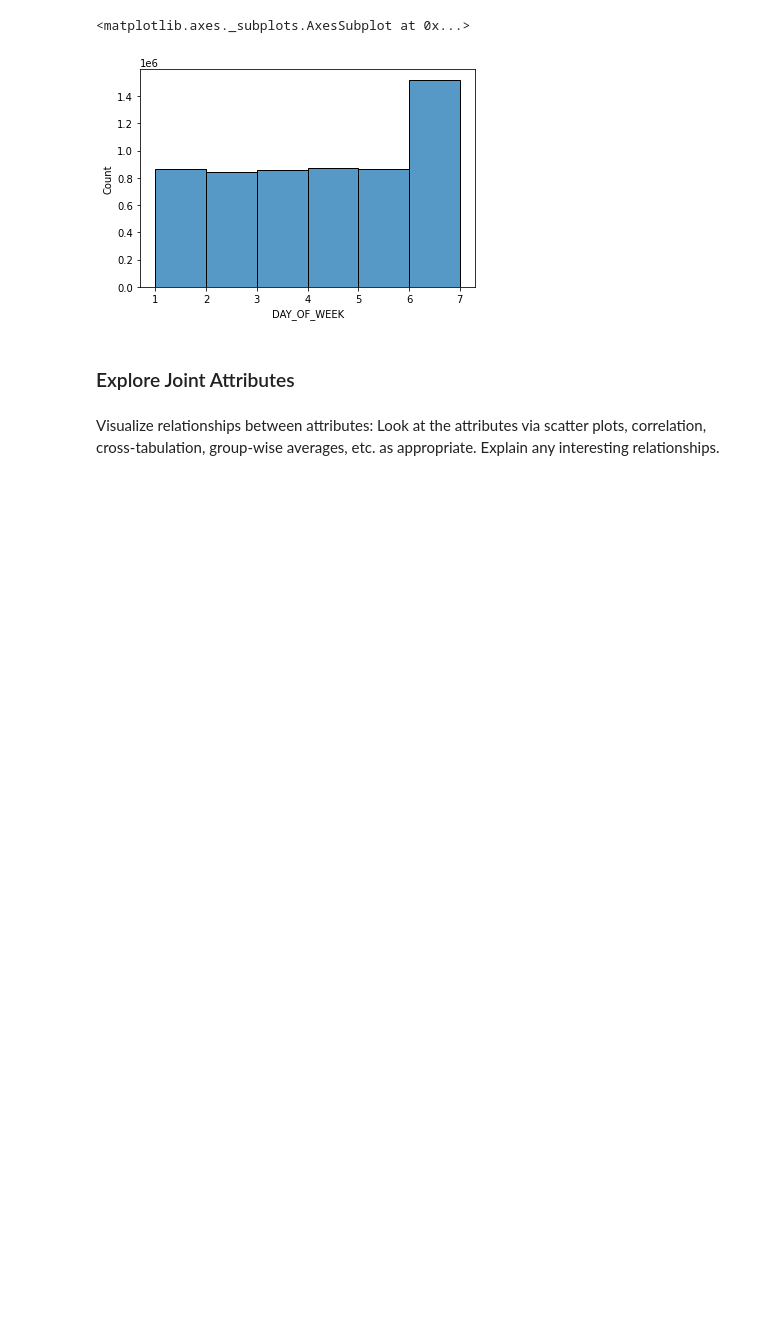
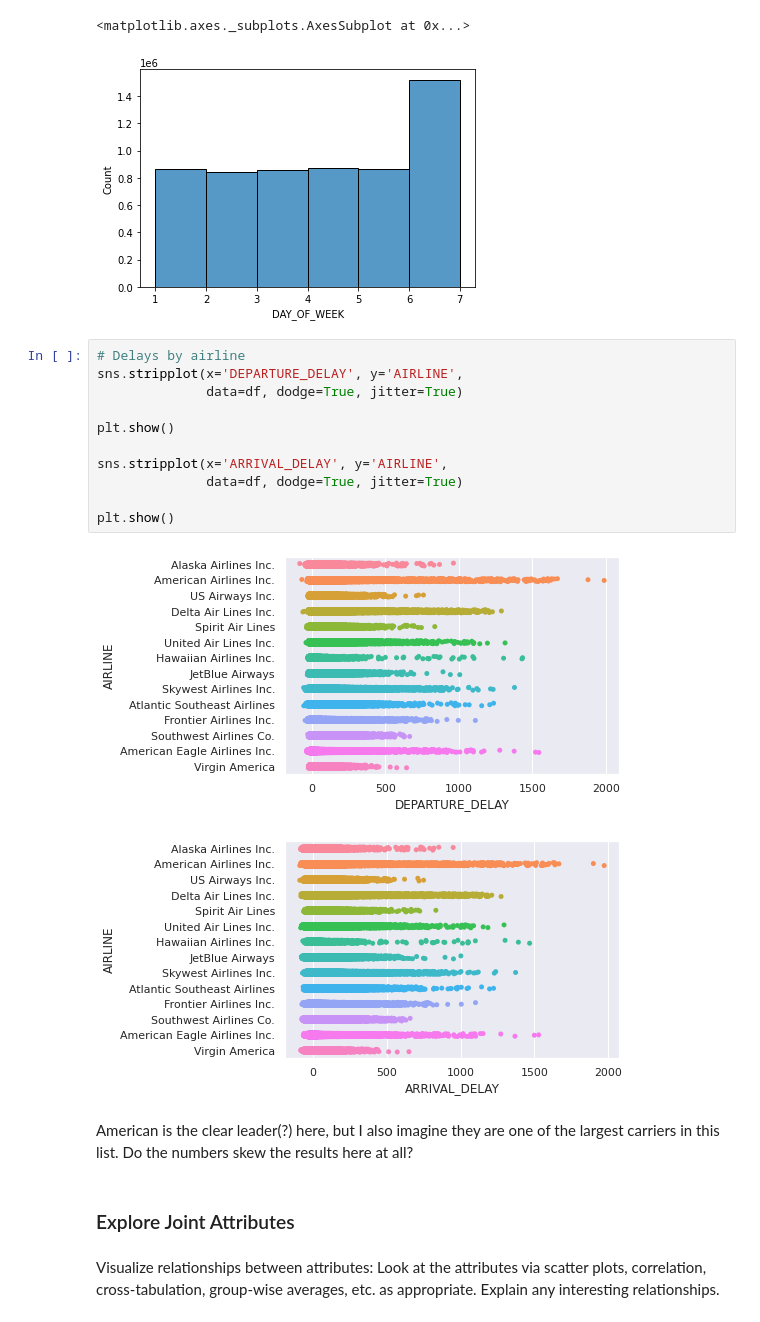
Before and after one commit to mattfarrow1/7331-machine-learning-1, a Jupyter notebook: Labs/Lab1_Group4.ipynb, the cells around one changed output. Drawn from its saved outputs; the diff is of its cells as text; blank space fills up the shorter version.

```diff
--- a/Labs/Lab1_Group4.ipynb
+++ b/Labs/Lab1_Group4.ipynb
@@ -255,6 +295,22 @@ sns.histplot(df, x = 'DAY_OF_WEEK', binwidth = 1)
 # %% [output]
 <matplotlib.axes._subplots.AxesSubplot at 0x...>
 [figure]
+# %%
+# Delays by airline
+sns.stripplot(x='DEPARTURE_DELAY', y='AIRLINE',
+              data=df, dodge=True, jitter=True)
+
+plt.show()
+
+sns.stripplot(x='ARRIVAL_DELAY', y='AIRLINE',
+              data=df, dodge=True, jitter=True)
+
+plt.show()
+# %% [output]
+[figure, added]
+[figure, added]
+# %% [markdown]
+American is the clear leader(?) here, but I also imagine they are one of the largest carriers in this list. Do the numbers skew the results here at all?
 # %% [markdown]
 ### Explore Joint Attributes
 # %% [markdown]
```
Also changed, not shown: parts of 9 cells of this notebook.
